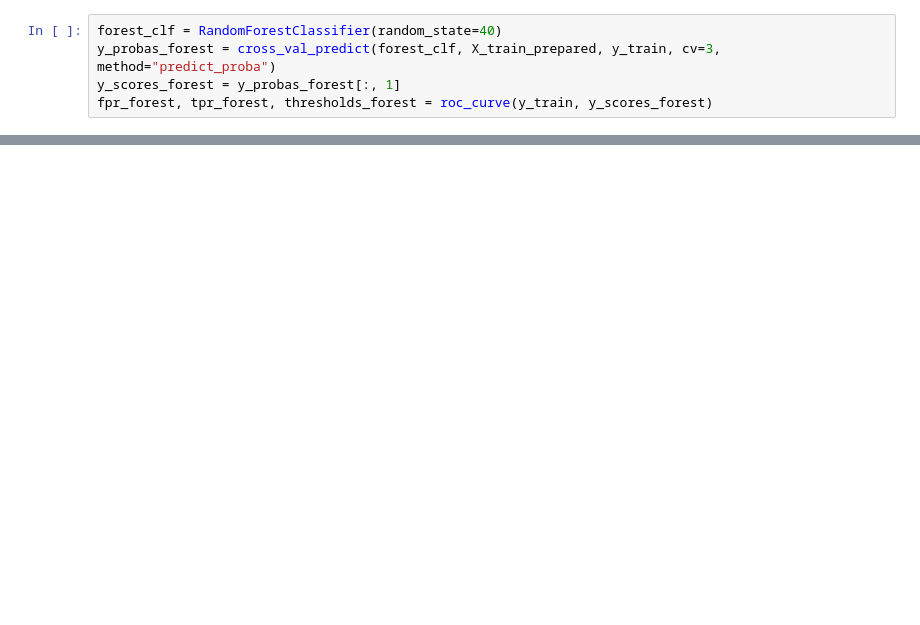
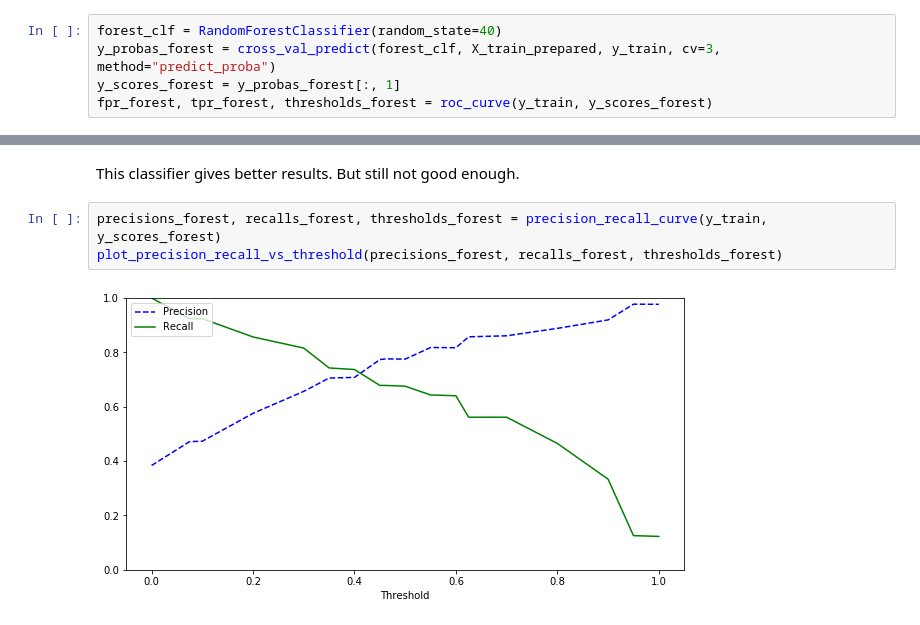
Before and after one commit to kuba1stach/Predict-Titanic-Survivors, a Jupyter notebook: titanic.ipynb, the cells around one changed output, grey strips where cells are left out. Drawn from its saved outputs; the diff is of its cells as text; blank space fills up the shorter version.

```diff
--- a/titanic.ipynb
+++ b/titanic.ipynb
@@ -423,0 +425,7 @@ plt.legend(loc="lower right")
+# %% [markdown]
+This classifier gives better results. But still not good enough.
+# %%
+precisions_forest, recalls_forest, thresholds_forest = precision_recall_curve(y_train, y_scores_forest)
+plot_precision_recall_vs_threshold(precisions_forest, recalls_forest, thresholds_forest)
+# %% [output]
+[figure, added]
```
Also changed, not shown: parts of 19 cells of this notebook, 2 other files.
